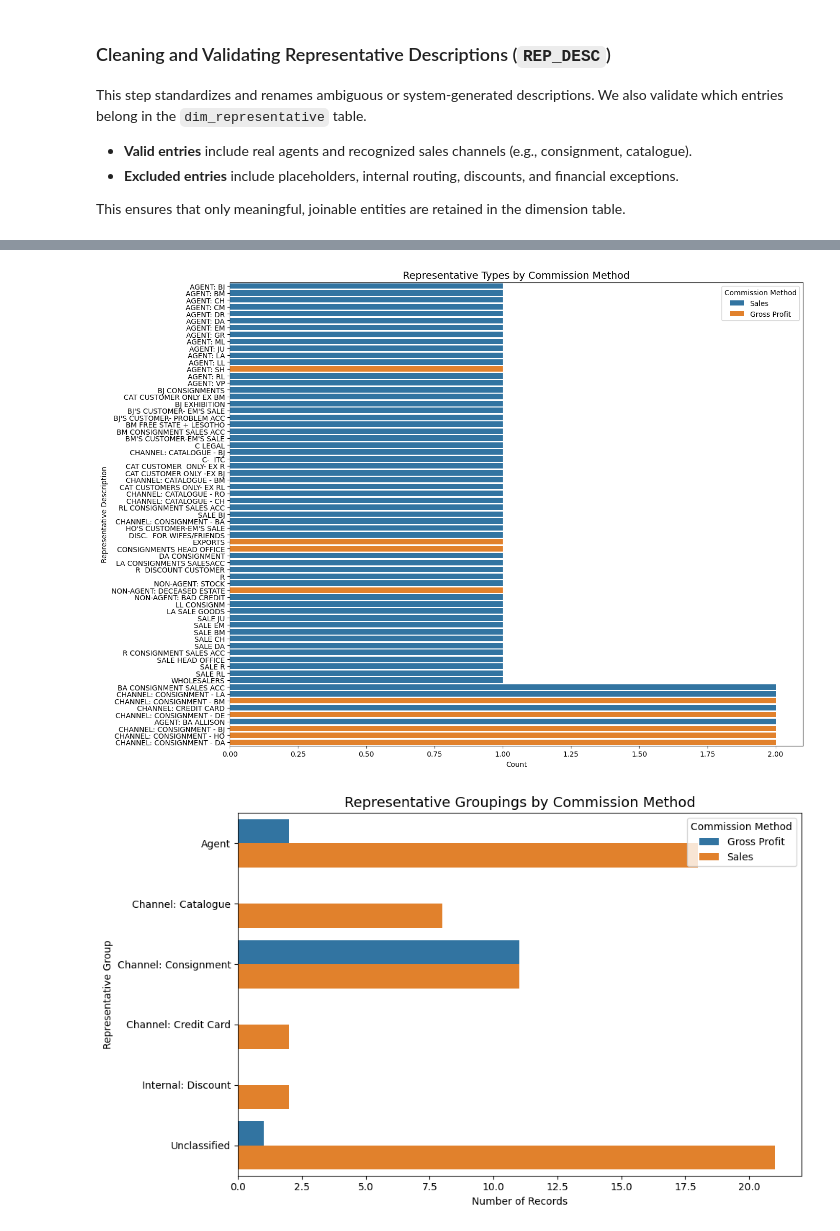
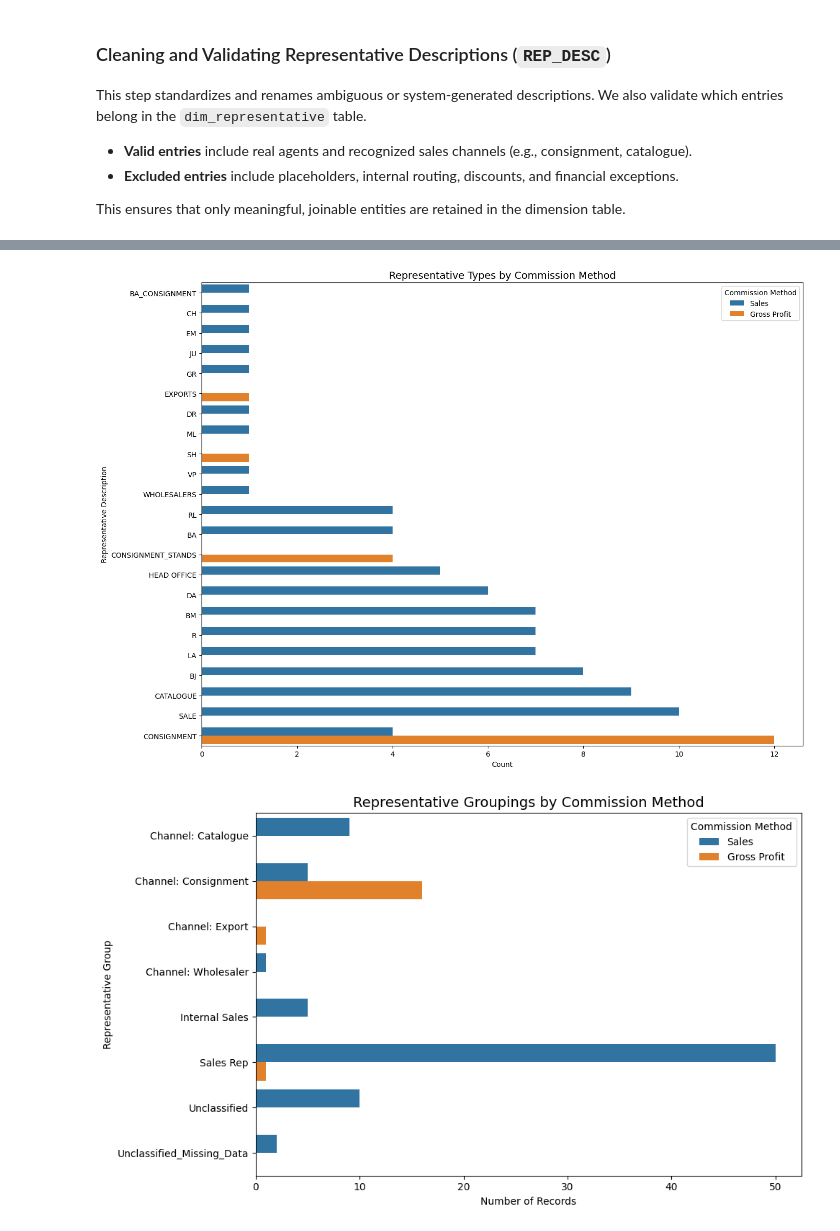
Before and after one commit to THakgvLO/ClearVue-BI-System, a Jupyter notebook: clean_data/thakgalo/representatives_cleaned.ipynb, the cells around one changed output, grey strips where cells are left out. Cells and saved outputs as stored; diff of their text form; code cells hidden in the pictures.

```diff
--- a/clean_data/thakgalo/representatives_cleaned.ipynb
+++ b/clean_data/thakgalo/representatives_cleaned.ipynb
@@ -259,30 +310,30 @@ rep_desc_clean_df.to_json(os.path.join(json_folder, "representatives_clean.json"
 # %%
 # Count reps per COMM_METHOD
-rep_method_counts = rep_desc_clean_df.groupby(['REP_DESC_CLEAN', 'COMM_METHOD']).size().reset_index(name='Count')
+rep_method_counts = representatives_df_filtered.groupby(['REP_DESC_CLEAN', 'COMM_METHOD']).size().reset_index(name='Count')
 
 # Sort by total count for better layout
 rep_order = rep_method_counts.groupby('REP_DESC_CLEAN')['Count'].sum().sort_values().index
 
 # Plot horizontally
 plt.figure(figsize=(14, 10))
 sns.barplot(
     data=rep_method_counts,
     y='REP_DESC_CLEAN',
     x='Count',
     hue='COMM_METHOD',
     order=rep_order
 )
 plt.title('Representative Types by Commission Method', fontsize=14)
 plt.xlabel('Count')
 plt.ylabel('Representative Description')
 plt.legend(title='Commission Method', loc='upper right')
 plt.tight_layout()
 plt.show()
 # %% [output]
-[figure, old version]
+[figure, new version]
 # %%
 # Count by group and commission method
-group_counts = rep_desc_clean_df.groupby(['REP_GROUP', 'COMM_METHOD']).size().reset_index(name='Count')
+group_counts = representatives_df_filtered.groupby(['REP_GROUP', 'COMM_METHOD']).size().reset_index(name='Count')
 
 # Plot
 plt.figure(figsize=(10, 6))
@@ -294,6 +345,6 @@ plt.legend(title='Commission Method', loc='upper right')
 plt.tight_layout()
 plt.show()
 # %% [output]
-[figure, old version]
+[figure, new version]
 # %%
 # Standardize COMMISSION column
```
Also changed, not shown: parts of 7 cells of this notebook, 31 other files.
